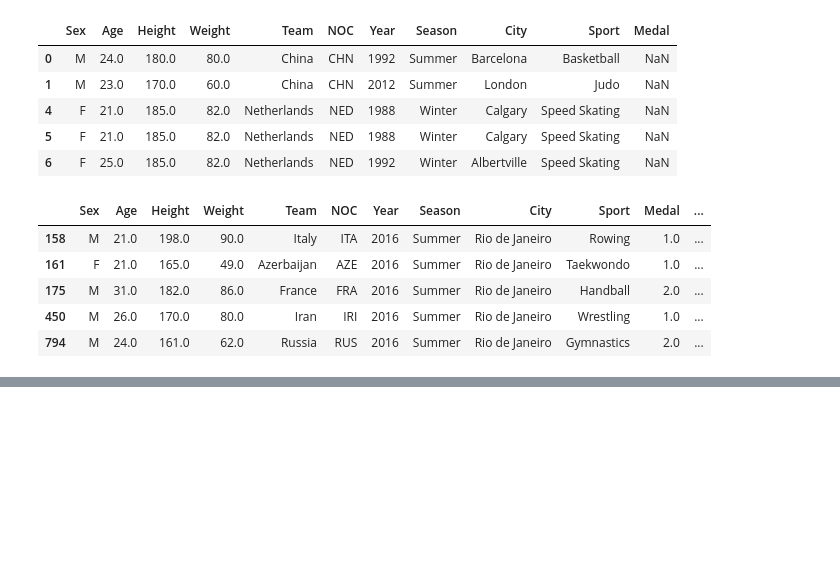
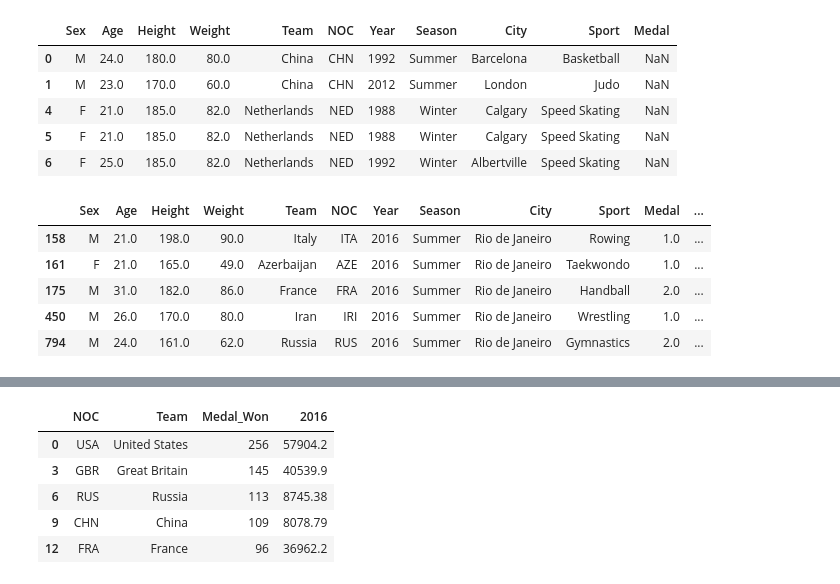
Before and after one commit to ErickaBermudez/ds-olympics, a Jupyter notebook: final.ipynb, the cells around one changed output, grey strips where cells are left out. Saved outputs shown, nothing was run; the diff lists cells and outputs as text; code cells hidden in the pictures; blank space fills up the shorter version.

```diff
--- a/final.ipynb
+++ b/final.ipynb
@@ -436,0 +439,9 @@ aux1.head()
+# %%
+clust2.sort_values('Medal_Won',ascending = False).head()
+# %% [output]
+|  | NOC | Team | Medal_Won | 2016 |
+| 0 | USA | United States | 256 | 57904.2 |
+| 3 | GBR | Great Britain | 145 | 40539.9 |
+| 6 | RUS | Russia | 113 | 8745.38 |
+| 9 | CHN | China | 109 | 8078.79 |
+| 12 | FRA | France | 96 | 36962.2 |
```
Also changed, not shown: parts of 10 cells of this notebook.
